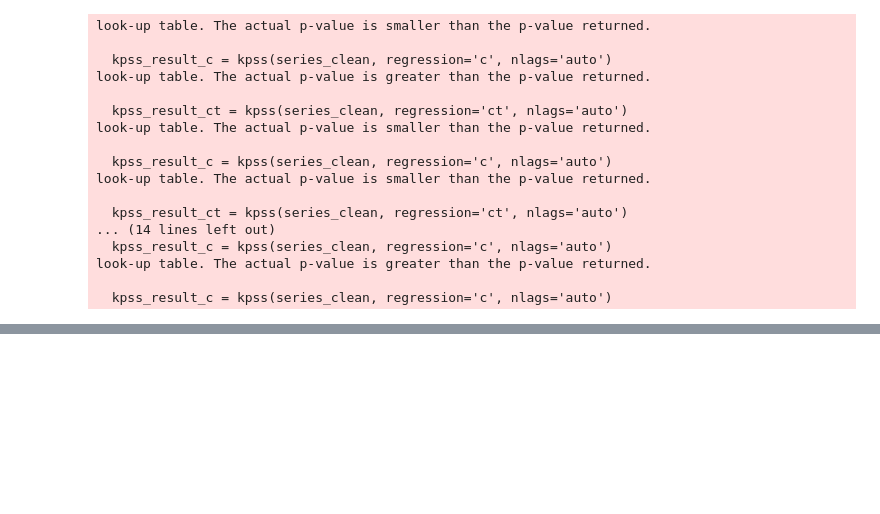
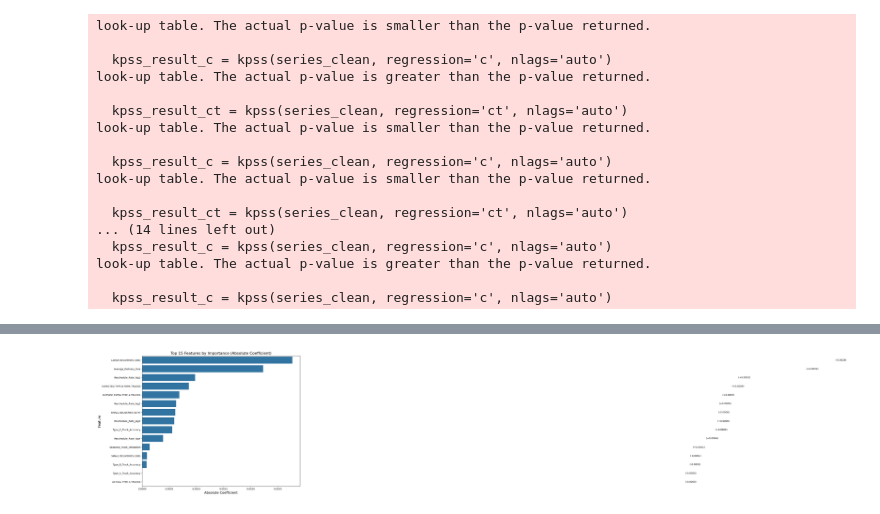
Before and after one commit to RaySaysHi/Lumber-Project, a Jupyter notebook: 2_EDA.ipynb, the cells around one changed output, grey strips where cells are left out. Saved outputs shown, nothing was run; the diff lists cells and outputs as text; code cells hidden in the pictures; blank space fills up the shorter version.

Commit message:
feature selection performed

```diff
--- a/2_EDA.ipynb
+++ b/2_EDA.ipynb
@@ -229,0 +292,97 @@ look-up table. The actual p-value is greater than the p-value returned.
+# %%
+df['Reschedule_Rate_lag1'] = df['Reschedule_Rate'].shift(1)
+df['Reschedule_Rate_lag2'] = df['Reschedule_Rate'].shift(2)
+df['Reschedule_Rate_lag3'] = df['Reschedule_Rate'].shift(3)
+df['Reschedule_Rate_lag4'] = df['Reschedule_Rate'].shift(4)
+# %%
+df_model = df.dropna()
+# %%
+import numpy as np
+import pandas as pd
+from sklearn.linear_model import ElasticNetCV
+from sklearn.preprocessing import StandardScaler
+from sklearn.model_selection import TimeSeriesSplit
+import matplotlib.pyplot as plt
+import seaborn as sns
+
+# Assuming df_model already has the differenced variables and lag features
+# and NaN values have been dropped
+
+# 1. Define target and features
+y = df_model['Reschedule_Rate']
+
+X = df_model.drop(columns=['Reschedule_Rate', 'Delivery_Fulfillment_Rate',
+                           'Weight_Adjusted_Reschedule_Impact',
+                             'Residual_Reschedule_Rate', 'Trend_Reschedule_Rate',
+                             'RESCHEDULES (QTY)', 'RESCHEDULES (LBS)', 'DFF', 'ACTUAL TYPE C TRUCKS', 'GASREGW', 'WPU081', 'EXPECTED TYPE C TRUCKS', 'Seasonal_Reschedule_Rate',])
+
+# 2. Scale the features (important for regularization)
+scaler = StandardScaler()
+X_scaled = scaler.fit_transform(X)
+X_scaled_df = pd.DataFrame(X_scaled, columns=X.columns, index=X.index)
+
+# 3. Set up time series cross-validation
+tscv = TimeSeriesSplit(n_splits=5)
+
+# 4. Train ElasticNetCV with time series cross-validation
+# l1_ratio=0.5 is a starting point (0=Ridge, 1=Lasso)
+elastic_net = ElasticNetCV(
+    l1_ratio=[0.1, 0.5, 0.7, 0.9, 0.95, 0.99, 1.0],
+    alphas=np.logspace(-5, 1, 50),
+    cv=tscv,
+    max_iter=10000,
+    random_state=42
+)
+
+# Fit the model
+elastic_net.fit(X_scaled, y)
+
+# 5. Extract feature importances (coefficients)
+feature_importance = pd.DataFrame({
+    'Feature': X.columns,
+    'Coefficient': elastic_net.coef_
+})
+
+# Sort by absolute coefficient value to see most important features
+feature_importance['Abs_Coefficient'] = np.abs(feature_importance['Coefficient'])
+feature_importance = feature_importance.sort_values('Abs_Coefficient', ascending=False)
+
+# 6. Print model information
+print(f"Best alpha: {elastic_net.alpha_}")
+print(f"Best l1_ratio: {elastic_net.l1_ratio_}")
+print(f"R² score: {elastic_net.score(X_scaled, y)}")
+print("\nTop 10 important features:")
+print(feature_importance.head(10))
+
+# 7. Visualize feature importance
+plt.figure(figsize=(12, 10))
+top_features = feature_importance.head(15)  # Show top 15 features
+ax = sns.barplot(x='Abs_Coefficient', y='Feature', data=top_features)
+ax.set_title('Top 15 Features by Importance (Absolute Coefficient)', fontsize=16)
+ax.set_xlabel('Absolute Coefficient', fontsize=14)
+ax.set_ylabel('Feature', fontsize=14)
+
+# Add actual coefficient values as text
+for i, v in enumerate(top_features['Abs_Coefficient']):
+    actual_coef = top_features['Coefficient'].iloc[i]
+    sign = '+' if actual_coef > 0 else '-'
+    ax.text(v + 0.01, i, f" ({sign}{abs(actual_coef):.4f})", va='center')
+
+plt.tight_layout()
+plt.show()
+
+# 8. Create a more detailed visualization showing coefficient signs
+plt.figure(figsize=(12, 10))
+top_features = feature_importance.head(15)
+
+# Use coefficient with sign for this plot
+colors = ['red' if c < 0 else 'green' for c in top_features['Coefficient']]
+ax = sns.barplot(x='Coefficient', y='Feature', data=top_features, palette=colors)
+ax.set_title('Top 15 Features by Importance (with Direction)', fontsize=16)
+ax.set_xlabel('Coefficient (negative = reduces reschedule rate)', fontsize=14)
+ax.set_ylabel('Feature', fontsize=14)
+ax.axvline(x=0, color='black', linestyle='-', alpha=0.5)
+
+plt.tight_layout()
+plt.show()
+# %% [output]
@@ -229,0 +405 @@ look-up table. The actual p-value is greater than the p-value returned.
+[figure, added]
```
Also changed, not shown: parts of 5 cells of this notebook.
